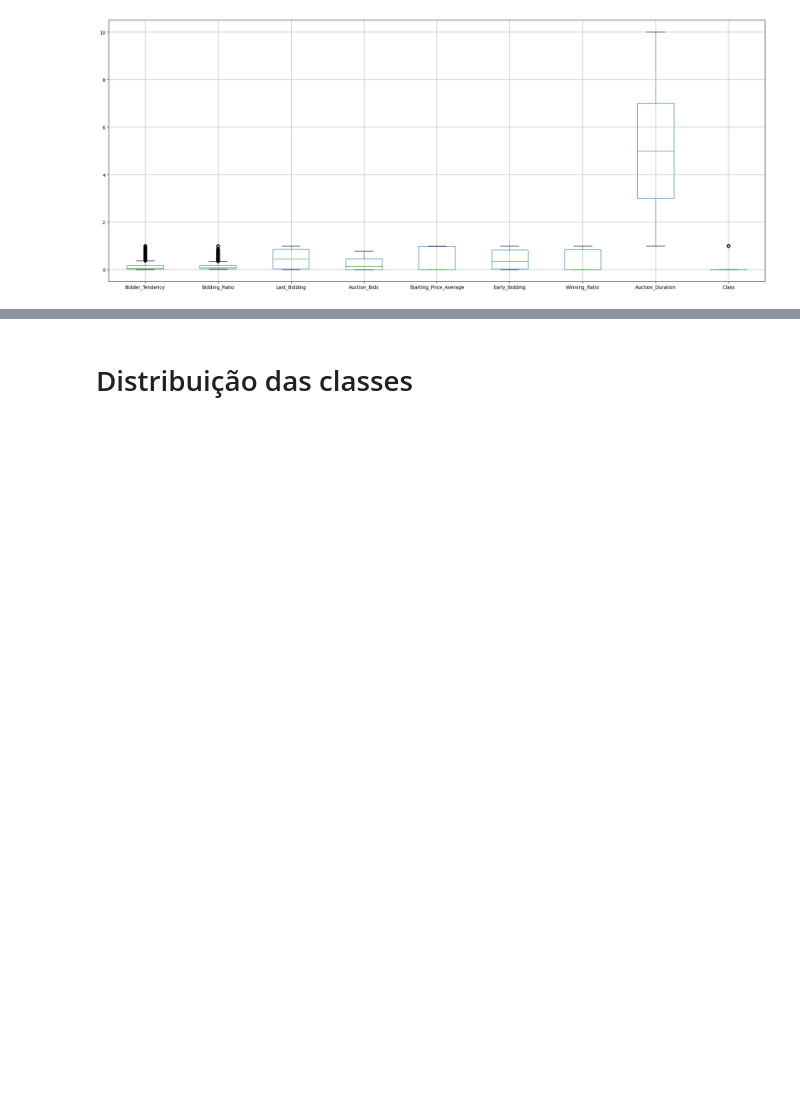
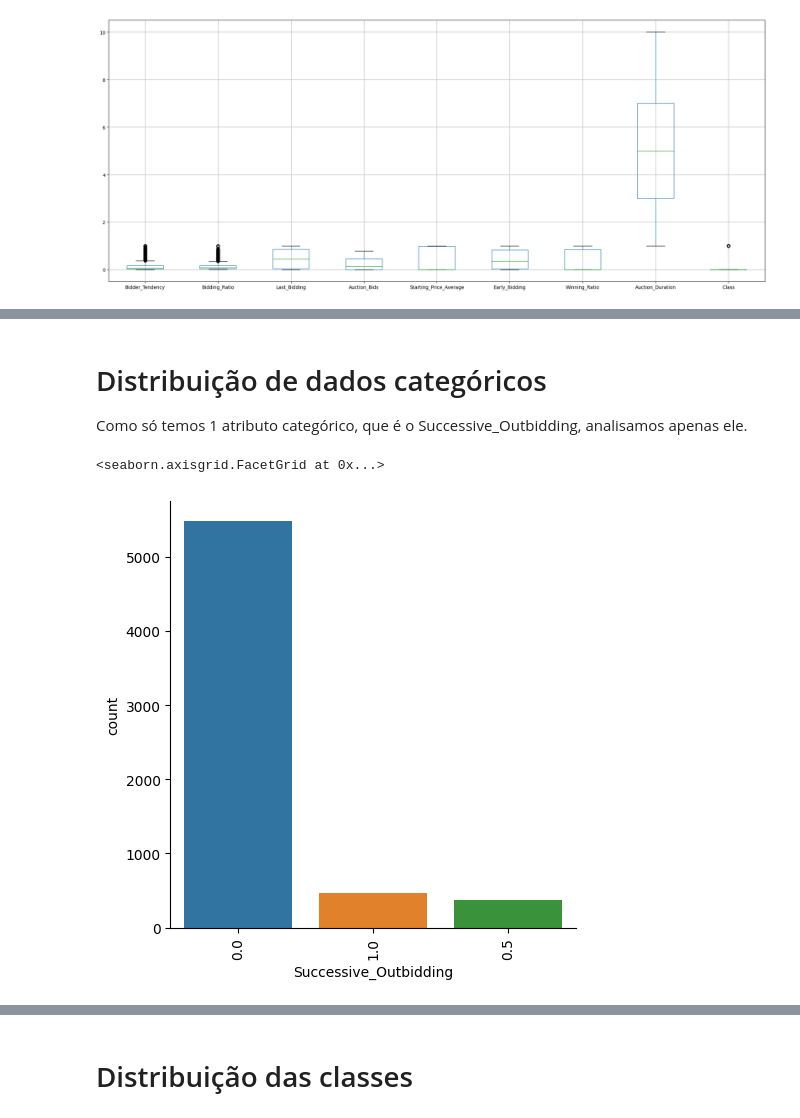
Before and after one commit to alpsilva/ShillBiddingAnalysis, a Jupyter notebook: analise_exploratoria.ipynb, the cells around one changed output, grey strips where cells are left out. Saved outputs shown, nothing was run; the diff lists cells and outputs as text; code cells hidden in the pictures; blank space fills up the shorter version.

```diff
--- a/analise_exploratoria.ipynb
+++ b/analise_exploratoria.ipynb
@@ -140 +159,10 @@ df.boxplot(figsize=(25, 10))
 - Os outliers em Class serão desconsiderados pois essa é a label do problema, e consiste de 0's e 1's. Porém, é um bom indicativo de que talvez o dataset esteja desbalanceado. Essa possibilidade será averiguada logo a seguir.
+# %% [markdown]
+# Distribuição de dados categóricos
+Como só temos 1 atributo categórico, que é o Successive_Outbidding, analisamos apenas ele.
+# %%
+fig = seaborn.catplot(x="Successive_Outbidding", kind="count", data=df)
+fig.set_xticklabels(rotation=90)
+# %% [output]
+<seaborn.axisgrid.FacetGrid at 0x...>
+[figure, added]
```
Also changed, not shown: parts of 9 cells of this notebook.
